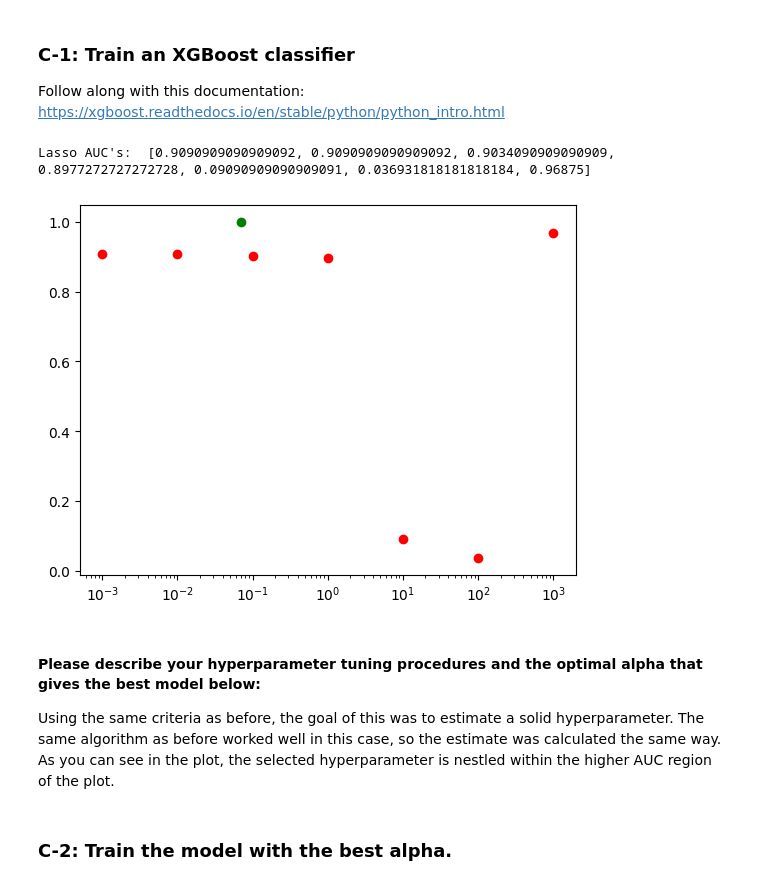
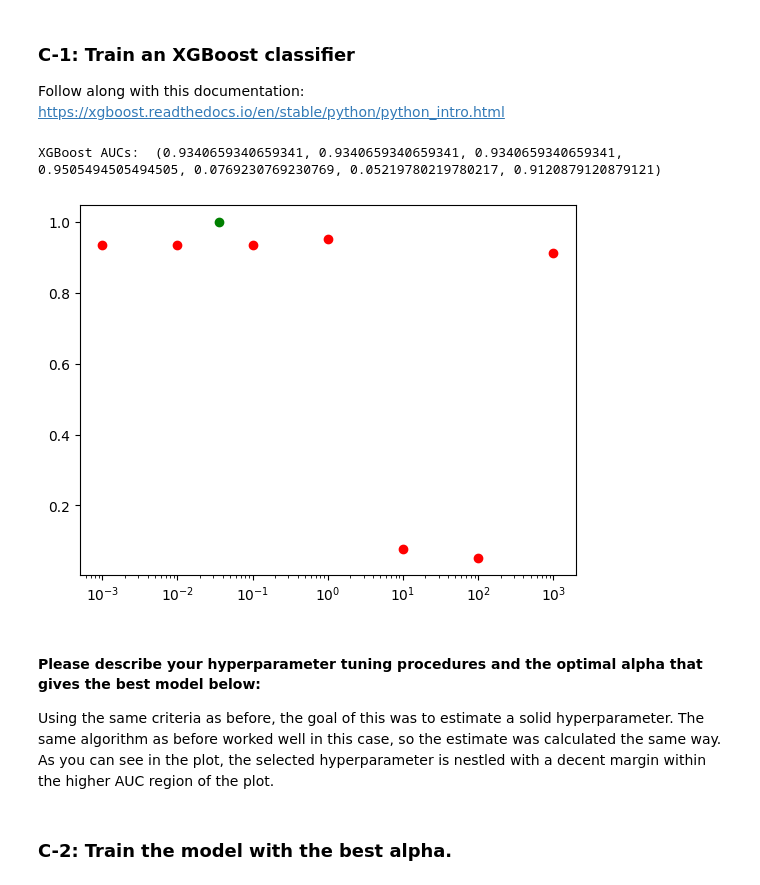
Before and after one commit to Tombo-Combo77/633Hw2, a Jupyter notebook: CSCE633_HW2_Starter_Notebook.ipynb, the cells around one changed output. Drawn from its saved outputs; the diff is of its cells as text; code cells hidden in the pictures.

```diff
--- a/CSCE633_HW2_Starter_Notebook.ipynb
+++ b/CSCE633_HW2_Starter_Notebook.ipynb
@@ -358,8 +353,6 @@ class Node:
         return repr(vars(self))
 
 
-#NOTE: I made tree classifier first, so this is not used as a subset
-
 class TreeRegressor():
     def __init__(self, max_depth = 5, min_samples_split = 2):
             self.max_depth = max_depth # maximum depth
@@ -373,6 +366,7 @@ class TreeRegressor():
 
     # Build the recursive
     def build_tree(self, X, y, depth=0):
+        ## YOUR CODE HERE
         """Recursively called function to build a decision tree from input data.
 
         Args:
@@ -389,11 +383,12 @@ class TreeRegressor():
 
         n_rows, n_cols = X.shape
 
-        #If theres only one element, not bothering to do calcs
+        #If theres only one element, make it a leaf node
         if n_rows == 1 and depth<= self.max_depth:
             return Node(
                 value=y[0]
             )
+
         # Check to see if a node should be leaf node
         if n_rows >= self.min_samples_split and depth <= self.max_depth:
             # Get the best split
@@ -404,11 +399,13 @@ class TreeRegressor():
                 y=best['df_left'][:, -1],
                 depth=depth + 1
             )
+            # Build a tree on the right
             right = self.build_tree(
                 X=best['df_right'][:, :-1],
                 y=best['df_right'][:, -1],
                 depth=depth + 1
             )
+            # Updating the MSE at each depth
             _updateMSE(best['mse'], depth, best['df_left'].shape[0]+best['df_right'].shape[0])
             return Node(
                 feature = best['feature_index'],
@@ -417,6 +414,7 @@ class TreeRegressor():
                 data_right = right,
                 mse = best['mse']
             )
+
         # Leaf node - value is the mean of the target values (in line with MSE calc)
         return Node(
             value=np.mean(y)
@@ -428,16 +426,14 @@ class TreeRegressor():
         Args:
             X (np.array): features
             y (np.array): target
-
-        Returns:
-            _type_: _description_
         """
         self._totFeat = X.shape[0]
         self.root = self.build_tree(X, y)
 
     # Choosing the component with the lowest mse to be used as a root node at a given moment.
-    #TODO: Double check this algorithm
-    def mse(self, left, right):
+    # Calculate the mean squared error for a split dataset
+    def mean_squared_error(self, left, right):
+        # YOUR CODE HERE
         l2 = np.sum((left - np.mean(left))**2)/len(left)
         r2 = np.sum((right - np.mean(right))**2)/len(right)
         total = len(left)+len(right)
@@ -447,7 +443,7 @@ class TreeRegressor():
 
     def best_split(self, X, y):
         """Calculates the best split for the given features and target.
-        Iterates over every feature and every unique element of that feature to find the best threshold nbased on the information gain
+        Iterates over every feature and every unique element of that feature to find the best threshold
 
         Args:
             X (np.array): features
@@ -458,7 +454,7 @@ class TreeRegressor():
         """
         best_split = {}
         best_mse = np.inf
-        n_rows, n_cols = X.shape
+        _, n_cols = X.shape
 
         # For every dataset feature
         for f_idx in range(n_cols):
@@ -480,7 +476,7 @@ class TreeRegressor():
                     y_right = df_right[:, -1]
 
                     #Calculate the MSE of a split at this point
-                    mse = self.mse(y_left, y_right)
+                    mse = self.mean_squared_error(y_left, y_right)
                     if mse < best_mse:
                         best_split = {
                             'feature_index': f_idx,
@@ -504,6 +500,7 @@ class TreeRegressor():
         if hasattr(tree, 'value'):
             return tree.value
 
+        # For multiple features/ single feature case
         if isinstance(x, (int, float, complex)):
             feature_value = x
         else:
@@ -781,45 +763,46 @@ def train_XGBoost( x_train: np.ndarray, y_train:np.ndarray, x_val: np.ndarray, y
     '''
         Instantiate an object of XGBoost, train the model object using training data for the given N-bootstraps iterations.
         In each iteration train the model for all alpha_vals, compute the auc values with the validation set and append the values to aucs_xgboost.
         Return the "xgboost_mean_auc" dictionary which stores the mean auc for each alpha.
     '''
     n_bootstraps = int(1e2)
     aucs_xgboost = []
     alpha_vals = [1e-3, 1e-2, 1e-1, 1, 1e1, 1e2, 1e3]
 
     ## YOUR CODE HERE
     params = {'objective': 'reg:squarederror', 'max_depth':100, 'eta': 0} #By default, the L2 param (lambda) is 1 and L1 is 0. This uses L2 norm.
     dtrain_reg = xgb.DMatrix(x_train, y_train, enable_categorical = True)
     dval_reg = xgb.DMatrix(x_val, y_val, enable_categorical = True)
     maxXgb = 0
     for alpha in alpha_vals:
         params['eta'] = alpha
-        model = xgb.train(params=params, dtrain = dtrain_reg) #in this library learning rate is eta (or the thing most akin to it)
+        model = xgb.train(params=params, dtrain = dtrain_reg) #in this library learning rate is eta
         fpr, tpr, thresholds = metrics.roc_curve(y_val, model.predict(dval_reg))
         auc = metrics.auc(fpr, tpr)
         aucs_xgboost.append(auc)
         if auc>maxXgb:
             bestModel=model
             maxXgb = auc
-    print("Lasso AUC's: ", aucs_xgboost)
     return {A: B for A, B in zip(alpha_vals, aucs_xgboost)}
 
 xgb_score = train_XGBoost(trFeat, trLbl, valFeat, valLbl)
-alphas, rs =zip(*xgb_score.items())
+alphas, aucs =zip(*xgb_score.items())
+
+print("XGBoost AUCs: ", aucs)
 alphas = np.asarray(alphas)
-rs = np.asarray(rs)
-plt.scatter(alphas, rs, color='red')
-r2 = rs**2 #If I square this parameter, I put more emphasis on the good estimate margin
-opt_alphaX = 10**(np.sum((r2*np.log(alphas)))/np.sum(r2))
+aucs = np.asarray(aucs)
+plt.scatter(alphas, aucs, color='red')
+aucs2 = aucs**2 #If I square this parameter, I put more emphasis on the good estimate margin
+opt_alphaX = 10**(np.sum((aucs2*np.log(alphas)))/np.sum(aucs2))
 plt.scatter(opt_alphaX, 1, color='green')
 plt.xscale('log')
 plt.show()
 # %% [output]
-Lasso AUC's:  [0.9090909090909092, 0.9090909090909092, 0.9034090909090909, 0.8977272727272728, 0.09090909090909091, 0.036931818181818184, 0.96875]
+XGBoost AUCs:  (0.9340659340659341, 0.9340659340659341, 0.9340659340659341, 0.9505494505494505, 0.0769230769230769, 0.05219780219780217, 0.9120879120879121)
-[figure, old version]
+[figure, new version]
 # %% [markdown]
 #### Please describe your hyperparameter tuning procedures and the optimal alpha that gives the best model below:
-Using the same criteria as before, the goal of this was to estimate a solid hyperparameter. The same algorithm as before worked well in this case, so the estimate was calculated the same way. As you can see in the plot, the selected hyperparameter is nestled within the higher AUC region of the plot.
+Using the same criteria as before, the goal of this was to estimate a solid hyperparameter. The same algorithm as before worked well in this case, so the estimate was calculated the same way. As you can see in the plot, the selected hyperparameter is nestled with a decent margin within the higher AUC region of the plot.
 # %% [markdown]
 ### C-2: Train the model with the best alpha.
 # %%
```
Also changed, not shown: parts of 14 cells of this notebook.
